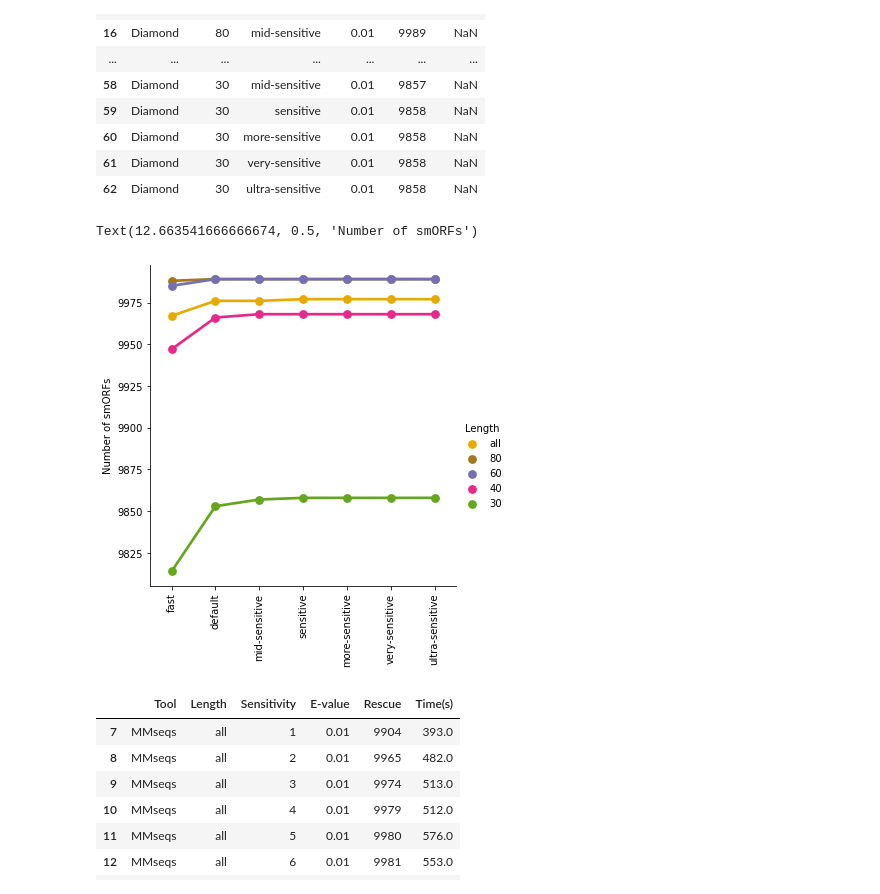
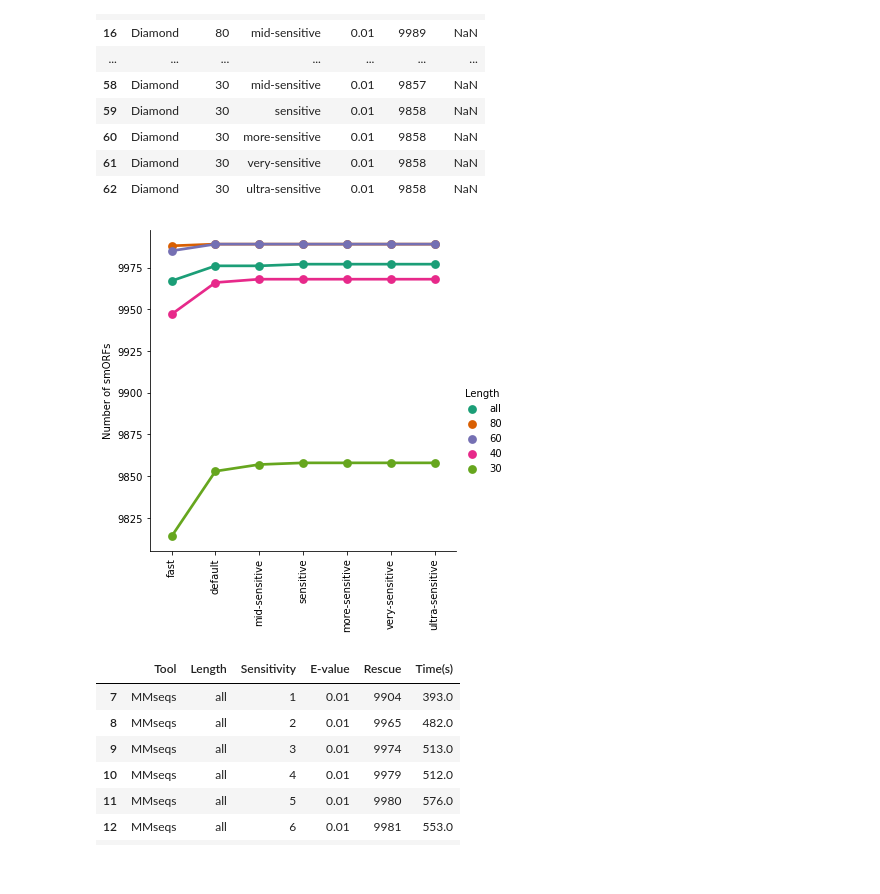
Before and after one commit to BigDataBiology/Duan2023__GMSCv1_Construction_And_Analysis, a Jupyter notebook: Manuscript_analysis/figure5.ipynb, the cells around one changed output. Drawn from its saved outputs; the diff is of its cells as text; code cells hidden in the pictures.

```diff
--- a/Manuscript_analysis/figure5.ipynb
+++ b/Manuscript_analysis/figure5.ipynb
@@ -4,8 +4,9 @@ import pandas as pd
 import matplotlib as mpl
 import matplotlib.pyplot as plt
 import matplotlib.ticker as ticker
+plt.rcParams['svg.fonttype'] = 'none'
 # %%
-sensitivity = pd.read_csv('./data/figure2/sensitivity.csv')
+sensitivity = pd.read_csv('./data/figure5/sensitivity.csv')
 sensitivity
 # %% [output]
 |  | Tool | Length | Sensitivity | E-value | Rescue | Time(s) |
@@ -63,14 +64,13 @@ diamond
 | 61 | Diamond | 30 | very-sensitive | 0.01 | 9858 | NaN |
 | 62 | Diamond | 30 | ultra-sensitive | 0.01 | 9858 | NaN |
 # %%
-colors= ['#e6ab02','#a6761d','#7570b3','#e7298a','#66a61e','#d95f02','#66a61e','#1f77b4']
+colors= ['#1b9e77','#d95f02','#7570b3','#e7298a','#66a61e']
 sns.catplot(x="Sensitivity", y="Rescue", hue="Length",kind="point",palette=sns.color_palette(colors),data=diamond)
 plt.xticks(rotation=90)
 plt.xlabel('')
 plt.ylabel('Number of smORFs')
 # %% [output]
-Text(12.663541666666674, 0.5, 'Number of smORFs')
-[figure, old version]
+[figure, new version]
 # %%
 mmseqs = sensitivity[sensitivity['Tool']=='MMseqs']
 mmseqs
```
Also changed, not shown: parts of 7 cells of this notebook, 4 other files.
